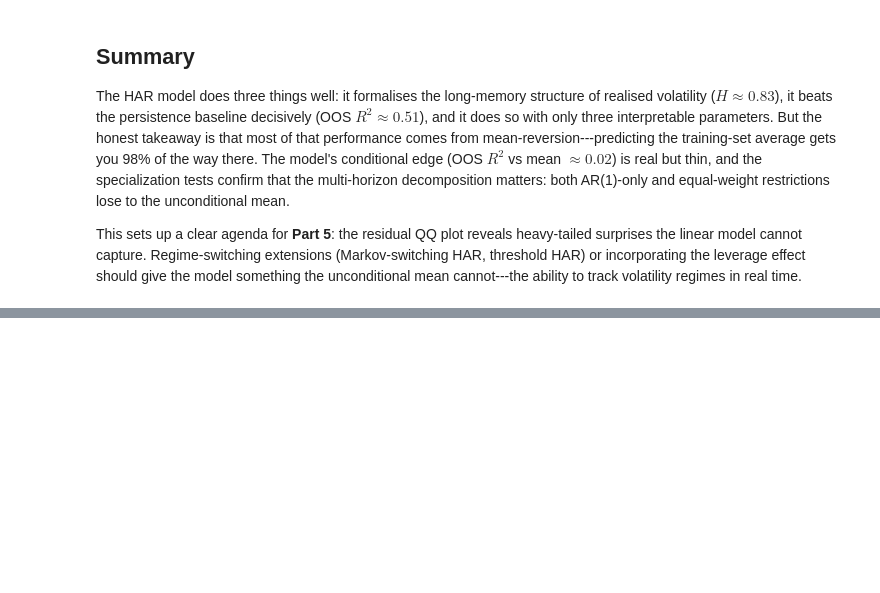
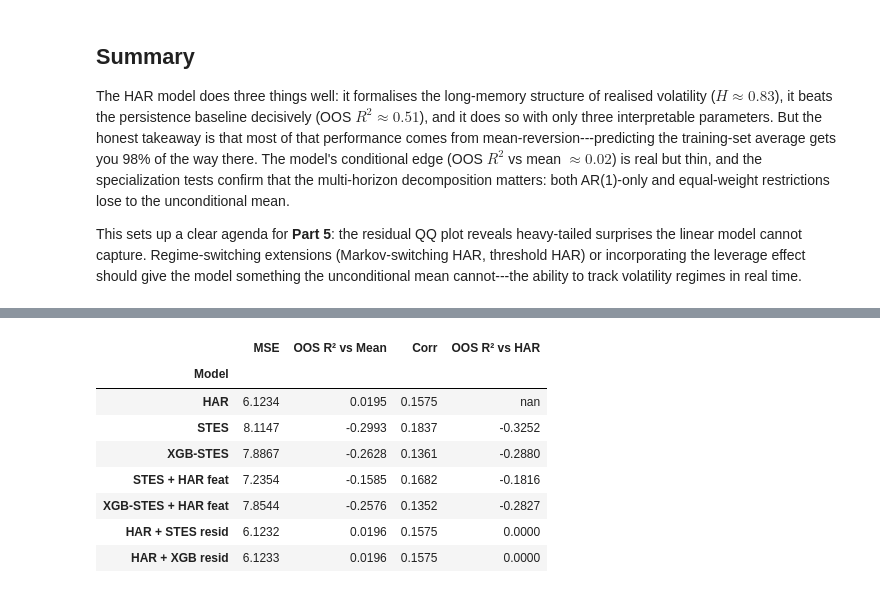
Before and after one commit to steveya/steveya.github.io, a Jupyter notebook: posts/volatility-forecast-4/draft.ipynb, the cells around one changed output, grey strips where cells are left out. Drawn from its saved outputs; the diff is of its cells as text; code cells hidden in the pictures; blank space fills up the shorter version.

```diff
--- a/posts/volatility-forecast-4/draft.ipynb
+++ b/posts/volatility-forecast-4/draft.ipynb
@@ -612,0 +753,44 @@ This sets up a clear agenda for **Part 5**: the residual QQ plot reveals heavy-t
+# %%
+#| label: stes-comparison-table
+#| code-fold: true
+#| code-summary: "Comparison table"
+
+y_test_actual = test["y_target"].values
+train_mean_y  = train["y_target"].mean()          # unconditional mean baseline
+mse_mean_baseline = np.mean((y_test_actual - train_mean_y) ** 2)
+
+def evaluate(y_true, y_pred):
+    """MSE, OOS R² vs unconditional mean, correlation."""
+    mse = float(np.mean((y_true - y_pred) ** 2))
+    r2  = 1.0 - mse / mse_mean_baseline
+    c   = float(np.corrcoef(y_true, y_pred)[0, 1])
+    return mse, r2, c
+
+# Also compute OOS R² vs HAR for all non-HAR models
+mse_har_ref = float(np.mean((y_test_actual - models_log["HAR"]) ** 2))
+
+rows = []
+order = ["HAR", "STES", "XGB-STES",
+         "STES + HAR feat", "XGB-STES + HAR feat",
+         "HAR + STES resid", "HAR + XGB resid"]
+for name in order:
+    mse, r2, c = evaluate(y_test_actual, models_log[name])
+    r2_vs_har = 1.0 - mse / mse_har_ref if name != "HAR" else None
+    rows.append({"Model": name, "MSE": mse, "OOS R² vs Mean": r2,
+                 "Corr": c, "OOS R² vs HAR": r2_vs_har})
+
+comp_df = pd.DataFrame(rows)
+# Format R² vs HAR: show "—" for HAR itself
+comp_df["OOS R² vs HAR"] = comp_df["OOS R² vs HAR"].apply(
+    lambda x: "—" if x is None else f"{x:.4f}")
+display(style_results_table(comp_df, precision=4, index_col="Model"))
+# %% [output]
+|  | MSE | OOS R² vs Mean | Corr | OOS R² vs HAR |
+| Model |  |  |  |  |
+| HAR | 6.1234 | 0.0195 | 0.1575 | nan |
+| STES | 8.1147 | -0.2993 | 0.1837 | -0.3252 |
+| XGB-STES | 7.8867 | -0.2628 | 0.1361 | -0.2880 |
+| STES + HAR feat | 7.2354 | -0.1585 | 0.1682 | -0.1816 |
+| XGB-STES + HAR feat | 7.8544 | -0.2576 | 0.1352 | -0.2827 |
+| HAR + STES resid | 6.1232 | 0.0196 | 0.1575 | 0.0000 |
+| HAR + XGB resid | 6.1233 | 0.0196 | 0.1575 | 0.0000 |
```
Also changed, not shown: parts of 4 cells of this notebook.
